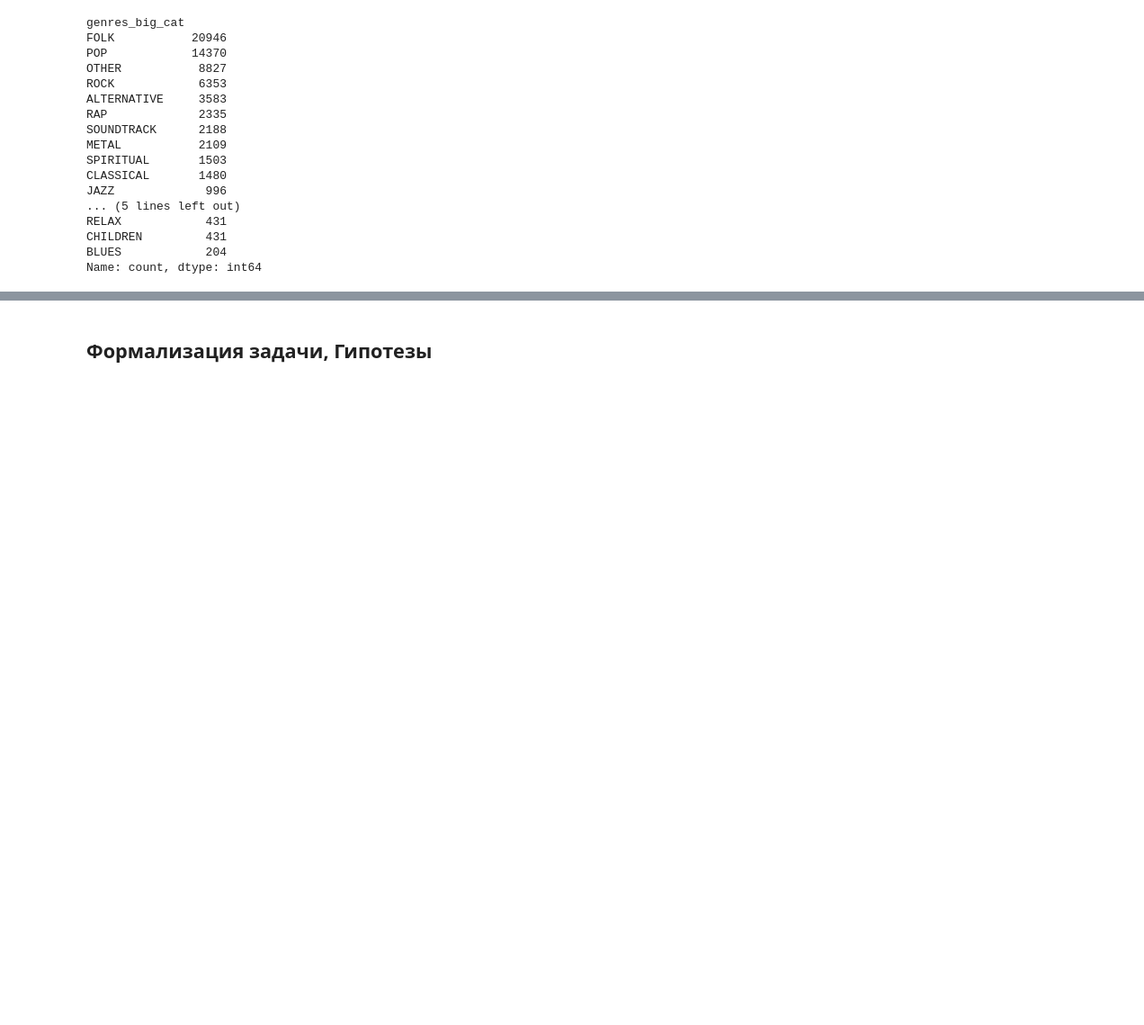
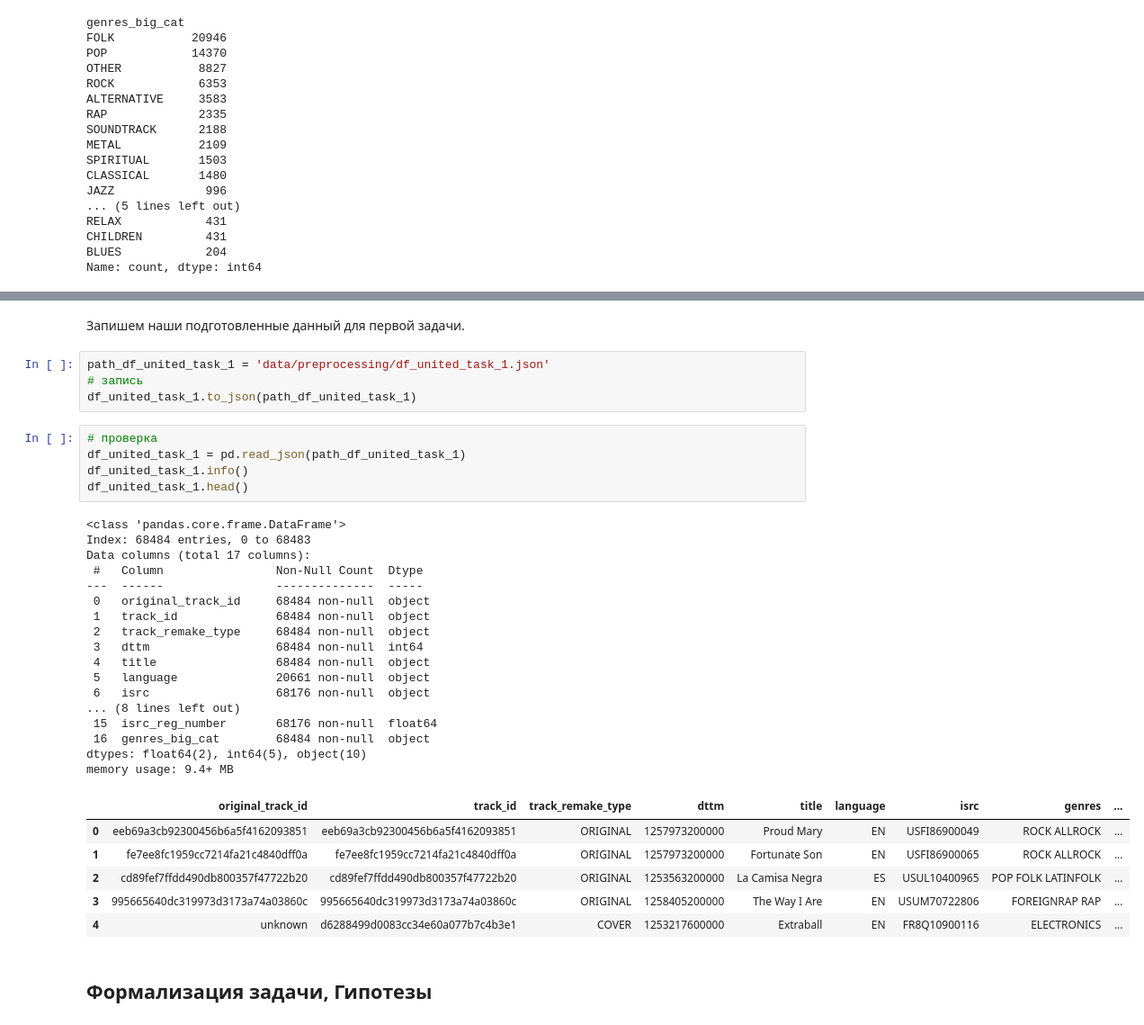
Before and after one commit to Musical-Detectives-Team/hakaton_yandex_music, a Jupyter notebook: hakaton_music_md_pre.ipynb, the cells around one changed output, grey strips where cells are left out. Shown at 90% size. Drawn from its saved outputs; the diff is of its cells as text; blank space fills up the shorter version.

Commit message:
Добавать вывод и запись данных для первой задачи в препроцессинг

```diff
--- a/hakaton_music_md_pre.ipynb
+++ b/hakaton_music_md_pre.ipynb
@@ -896,3 +965,38 @@ Name: count, dtype: int64
+# %% [markdown]
+Запишем наши подготовленные данный для первой задачи.
+# %%
+path_df_united_task_1 = 'data/preprocessing/df_united_task_1.json'
+# запись
+df_united_task_1.to_json(path_df_united_task_1)
+# %%
+# проверка
+df_united_task_1 = pd.read_json(path_df_united_task_1)
+df_united_task_1.info()
+df_united_task_1.head()
+# %% [output]
+<class 'pandas.core.frame.DataFrame'>
+Index: 68484 entries, 0 to 68483
+Data columns (total 17 columns):
+ #   Column                Non-Null Count  Dtype
+---  ------                --------------  -----
+ 0   original_track_id     68484 non-null  object
+ 1   track_id              68484 non-null  object
+ 2   track_remake_type     68484 non-null  object
+ 3   dttm                  68484 non-null  int64
+ 4   title                 68484 non-null  object
+ 5   language              20661 non-null  object
+ 6   isrc                  68176 non-null  object
+... (8 lines left out)
+ 15  isrc_reg_number       68176 non-null  float64
+ 16  genres_big_cat        68484 non-null  object
+dtypes: float64(2), int64(5), object(10)
+memory usage: 9.4+ MB
+|  | original_track_id | track_id | track_remake_type | dttm | title | language | isrc | genres | ... |
+| 0 | eeb69a3cb92300456b6a5f4162093851 | eeb69a3cb92300456b6a5f4162093851 | ORIGINAL | 1257973200000 | Proud Mary | EN | USFI86900049 | ROCK ALLROCK | ... |
+| 1 | fe7ee8fc1959cc7214fa21c4840dff0a | fe7ee8fc1959cc7214fa21c4840dff0a | ORIGINAL | 1257973200000 | Fortunate Son | EN | USFI86900065 | ROCK ALLROCK | ... |
+| 2 | cd89fef7ffdd490db800357f47722b20 | cd89fef7ffdd490db800357f47722b20 | ORIGINAL | 1253563200000 | La Camisa Negra | ES | USUL10400965 | POP FOLK LATINFOLK | ... |
+| 3 | 995665640dc319973d3173a74a03860c | 995665640dc319973d3173a74a03860c | ORIGINAL | 1258405200000 | The Way I Are | EN | USUM70722806 | FOREIGNRAP RAP | ... |
+| 4 | unknown | d6288499d0083cc34e60a077b7c4b3e1 | COVER | 1253217600000 | Extraball | EN | FR8Q10900116 | ELECTRONICS | ... |
 # %% [markdown]
 ## Формализация задачи, Гипотезы
 # %% [markdown]
```
Also changed, not shown: parts of 17 cells of this notebook.
